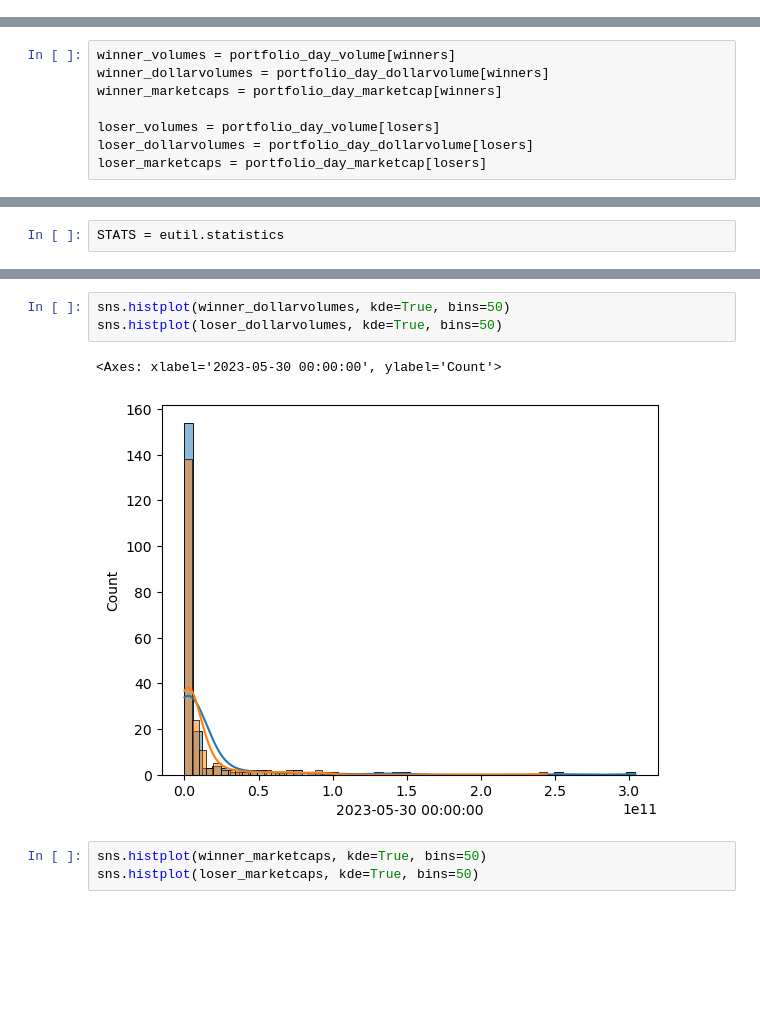
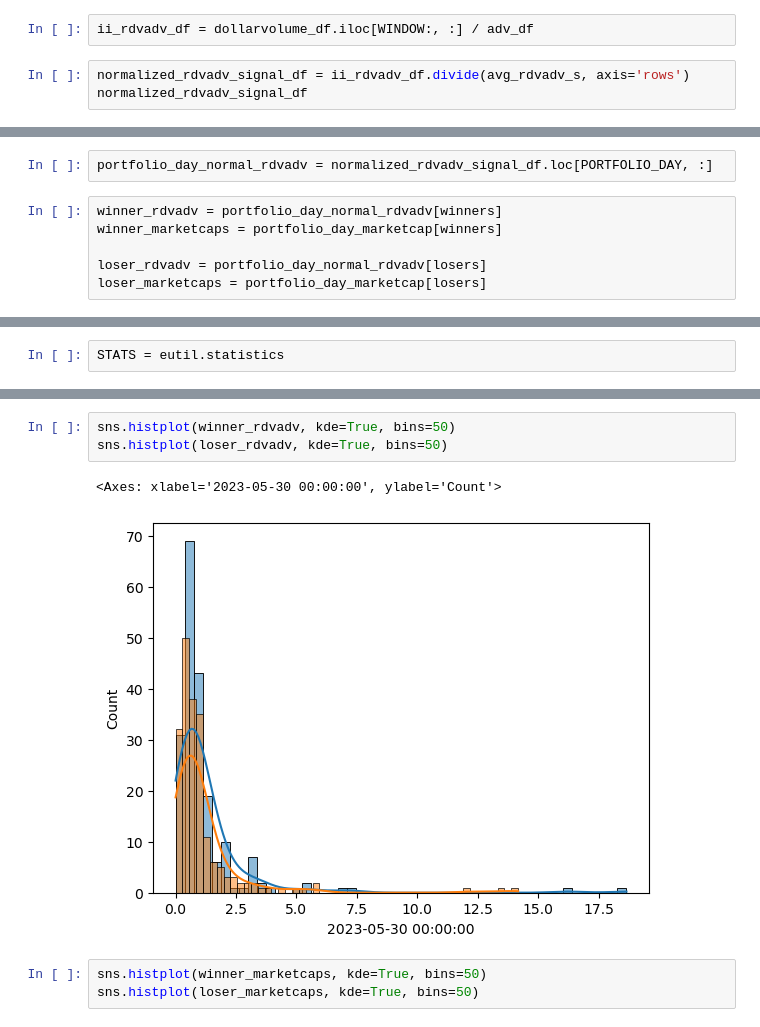
Before and after one commit to jaepil-choi/daconKRX2023, a Jupyter notebook: eda_original.ipynb, the cells around one changed output, grey strips where cells are left out. Cells and saved outputs as stored; diff of their text form; blank space fills up the shorter version.

```diff
--- a/eda_original.ipynb
+++ b/eda_original.ipynb
@@ -334,0 +374,5 @@ portfolio_day_marketcap = marketcap_df.loc['2023-05-30', :]
+# %%
+ii_rdvadv_df = dollarvolume_df.iloc[WINDOW:, :] / adv_df
+# %%
+normalized_rdvadv_signal_df = ii_rdvadv_df.divide(avg_rdvadv_s, axis='rows')
+normalized_rdvadv_signal_df
@@ -335,10 +394,10 @@ portfolio_day_marketcap = marketcap_df.loc['2023-05-30', :]
+# %%
+portfolio_day_normal_rdvadv = normalized_rdvadv_signal_df.loc[PORTFOLIO_DAY, :]
 # %%
-winner_volumes = portfolio_day_volume[winners]
-winner_dollarvolumes = portfolio_day_dollarvolume[winners]
+winner_rdvadv = portfolio_day_normal_rdvadv[winners]
 winner_marketcaps = portfolio_day_marketcap[winners]
 
-loser_volumes = portfolio_day_volume[losers]
-loser_dollarvolumes = portfolio_day_dollarvolume[losers]
+loser_rdvadv = portfolio_day_normal_rdvadv[losers]
 loser_marketcaps = portfolio_day_marketcap[losers]
 # %% [markdown]
 #### dollarvolume & marketcap
@@ -407,9 +466,9 @@ eutil.compare_s_stats(
 # %%
-sns.histplot(winner_dollarvolumes, kde=True, bins=50)
-sns.histplot(loser_dollarvolumes, kde=True, bins=50)
+sns.histplot(winner_rdvadv, kde=True, bins=50)
+sns.histplot(loser_rdvadv, kde=True, bins=50)
 # %% [output]
 <Axes: xlabel='2023-05-30 00:00:00', ylabel='Count'>
-[figure, old version]
+[figure, new version]
 # %%
 sns.histplot(winner_marketcaps, kde=True, bins=50)
 sns.histplot(loser_marketcaps, kde=True, bins=50)
```
Also changed, not shown: parts of 20 cells of this notebook.
